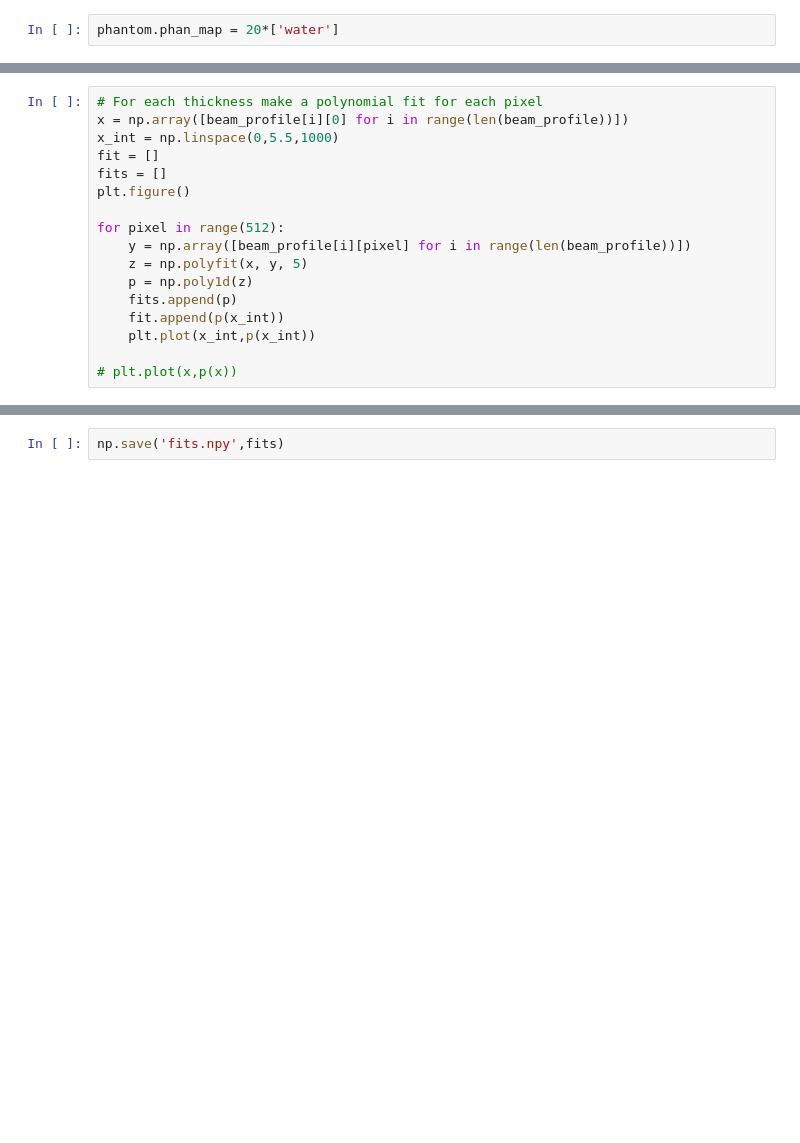
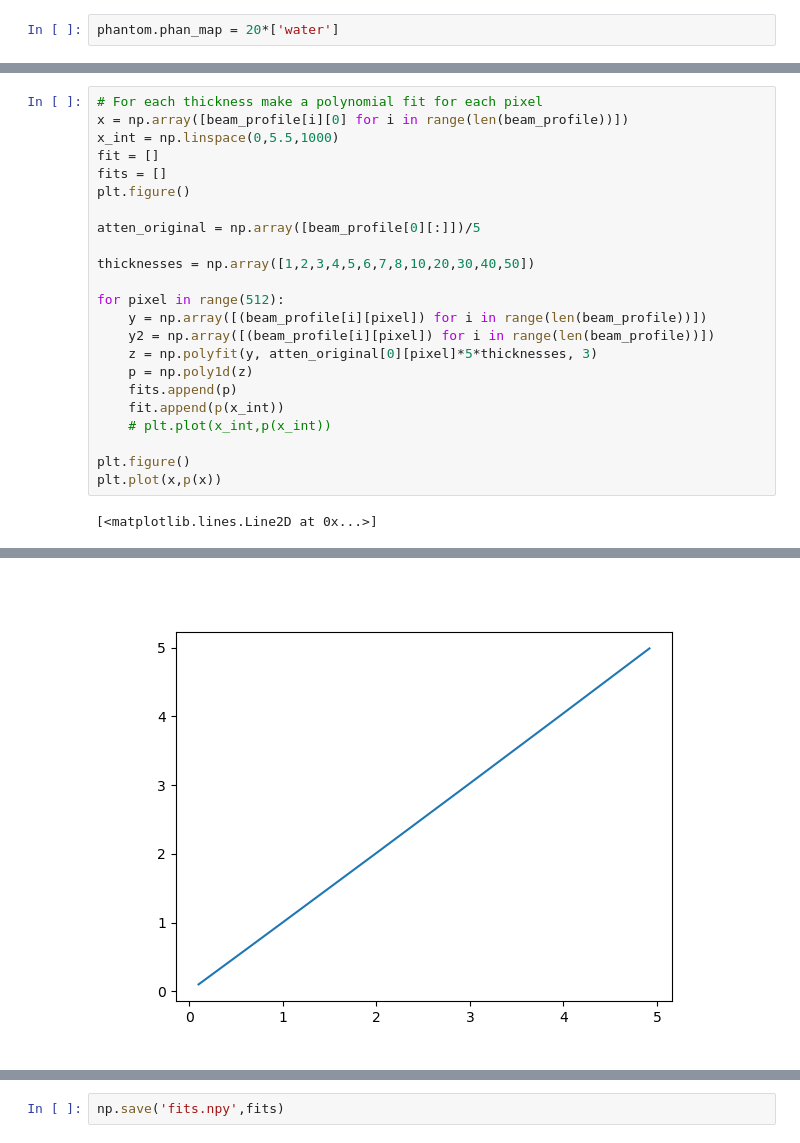
Before and after one commit to jerichooconnell/work-dfci, a Jupyter notebook: 3-jupyter_notebooks_patient/7-bhc/3-simulate_from_XCAT.ipynb, the cells around one changed output, grey strips where cells are left out. Saved outputs shown, nothing was run; the diff lists cells and outputs as text; blank space fills up the shorter version.

```diff
--- a/3-jupyter_notebooks_patient/7-bhc/3-simulate_from_XCAT.ipynb
+++ b/3-jupyter_notebooks_patient/7-bhc/3-simulate_from_XCAT.ipynb
@@ -92,13 +90,20 @@ fit = []
 fits = []
 plt.figure()
 
+atten_original = np.array([beam_profile[0][:]])/5
+
+thicknesses = np.array([1,2,3,4,5,6,7,8,10,20,30,40,50])
+
 for pixel in range(512):
-    y = np.array([beam_profile[i][pixel] for i in range(len(beam_profile))])
-    z = np.polyfit(x, y, 5)
+    y = np.array([(beam_profile[i][pixel]) for i in range(len(beam_profile))])
+    y2 = np.array([(beam_profile[i][pixel]) for i in range(len(beam_profile))])
+    z = np.polyfit(y, atten_original[0][pixel]*5*thicknesses, 3)
     p = np.poly1d(z)
     fits.append(p)
     fit.append(p(x_int))
-    plt.plot(x_int,p(x_int))
+    # plt.plot(x_int,p(x_int))
 
-# plt.plot(x,p(x))
+plt.figure()
+plt.plot(x,p(x))
 # %% [output]
+[<matplotlib.lines.Line2D at 0x...>]
@@ -105,0 +111 @@ for pixel in range(512):
+[figure, added]
```
Also changed, not shown: parts of 6 cells of this notebook, 4 other files.
